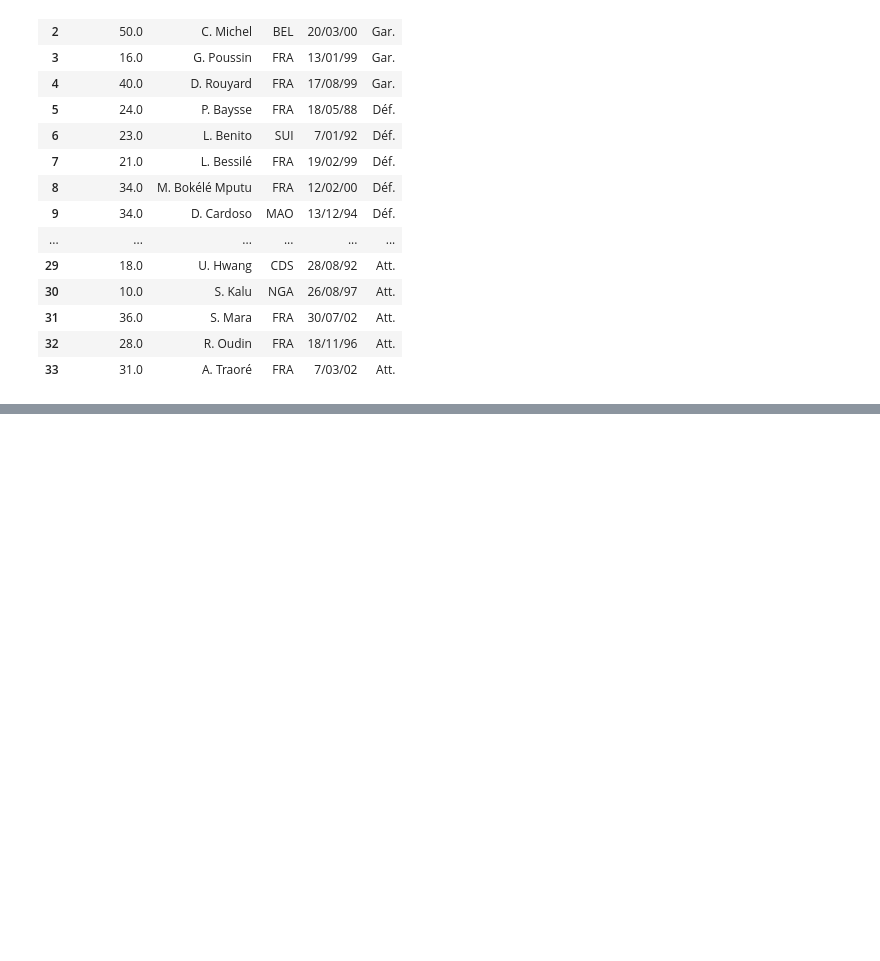
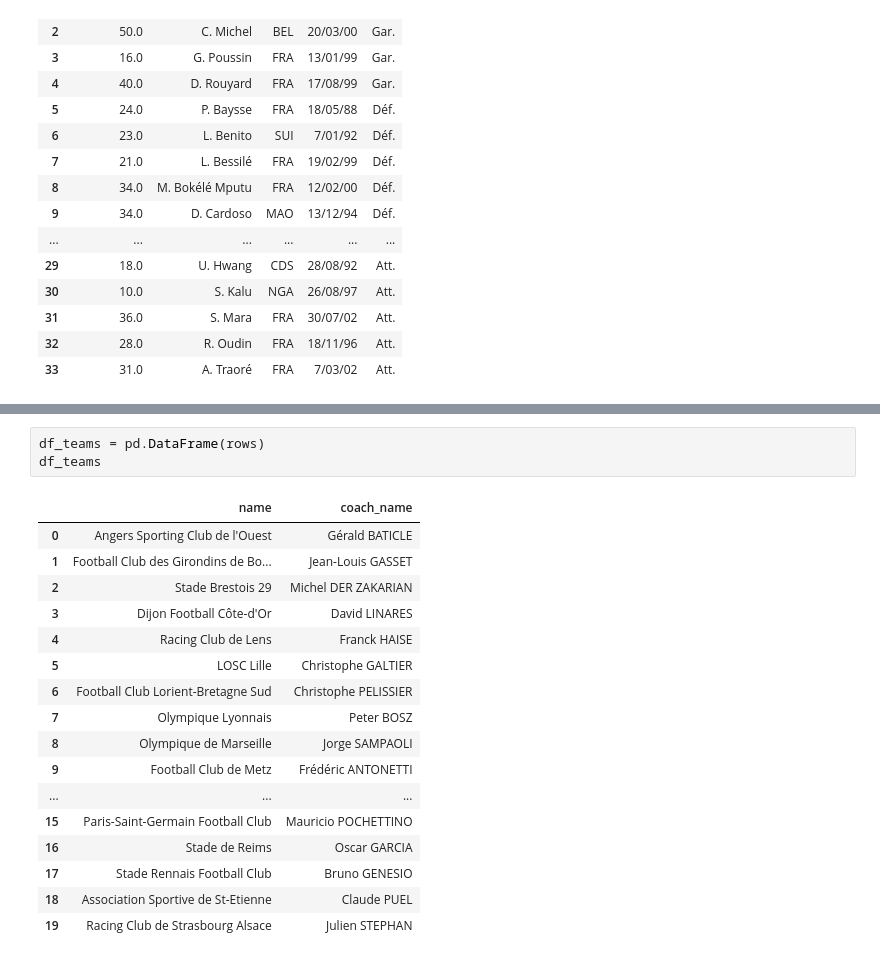
Before and after one commit to clement-camara/brief-foot, a Jupyter notebook: scrapping_teams.ipynb, the cells around one changed output, grey strips where cells are left out. Drawn from its saved outputs; the diff is of its cells as text; blank space fills up the shorter version.

```diff
--- a/scrapping_teams.ipynb
+++ b/scrapping_teams.ipynb
@@ -126,0 +179,21 @@ list_dfs[1][2]
+# %%
+df_teams = pd.DataFrame(rows)
+df_teams
+# %% [output]
+|  | name | coach_name |
+| 0 | Angers Sporting Club de l'Ouest | Gérald BATICLE |
+| 1 | Football Club des Girondins de Bo... | Jean-Louis GASSET |
+| 2 | Stade Brestois 29 | Michel DER ZAKARIAN |
+| 3 | Dijon Football Côte-d'Or | David LINARES |
+| 4 | Racing Club de Lens | Franck HAISE |
+| 5 | LOSC Lille | Christophe GALTIER |
+| 6 | Football Club Lorient-Bretagne Sud | Christophe PELISSIER |
+| 7 | Olympique Lyonnais | Peter BOSZ |
+| 8 | Olympique de Marseille | Jorge SAMPAOLI |
+| 9 | Football Club de Metz | Frédéric ANTONETTI |
+| ... | ... | ... |
+| 15 | Paris-Saint-Germain Football Club | Mauricio POCHETTINO |
+| 16 | Stade de Reims | Oscar GARCIA |
+| 17 | Stade Rennais Football Club | Bruno GENESIO |
+| 18 | Association Sportive de St-Etienne | Claude PUEL |
+| 19 | Racing Club de Strasbourg Alsace | Julien STEPHAN |
```
Also changed, not shown: parts of 5 cells of this notebook, 3 other files.
